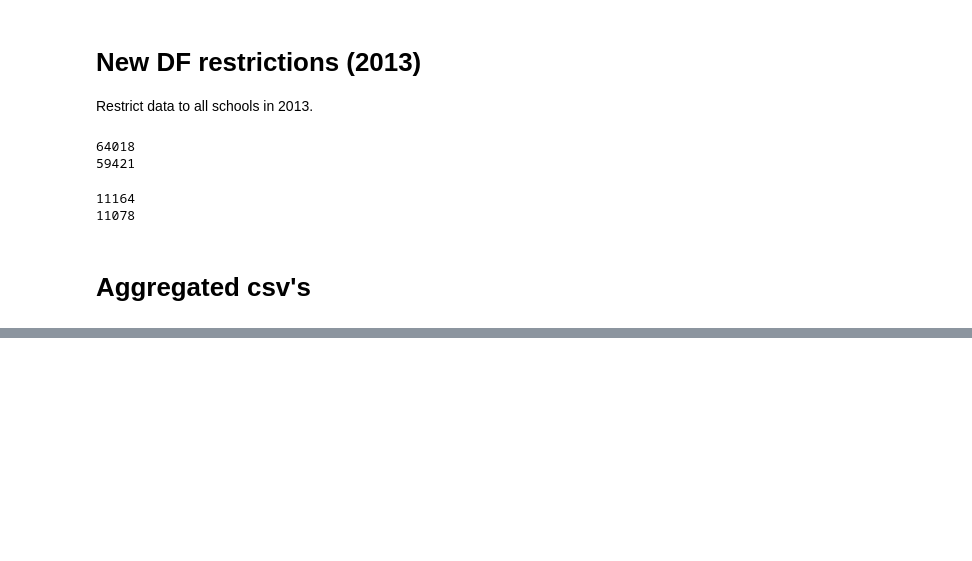
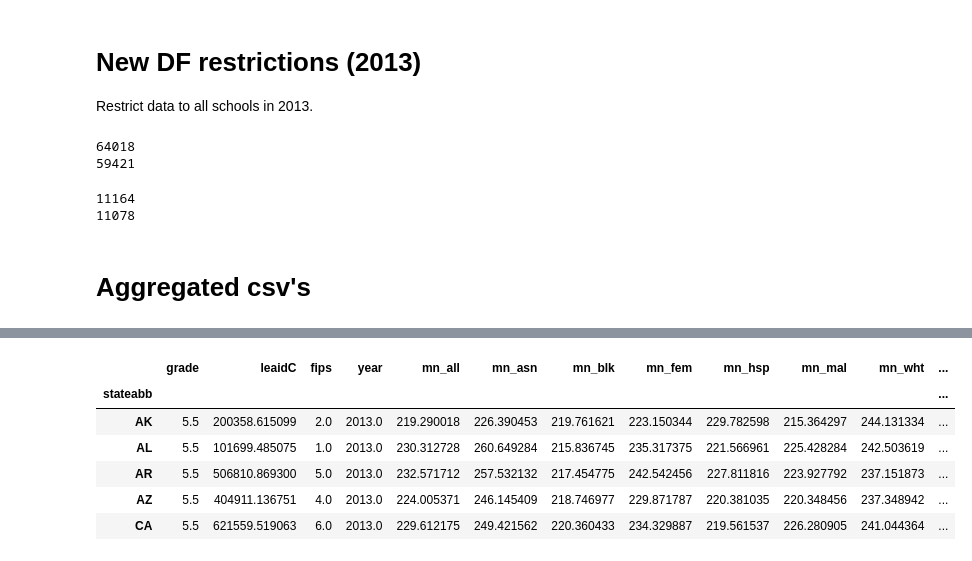
Before and after one commit to tbuck09/Education_Data_Visualization_Project, a Jupyter notebook: SEDA_Data_EDA.ipynb, the cells around one changed output, grey strips where cells are left out. Saved outputs shown, nothing was run; the diff lists cells and outputs as text; code cells hidden in the pictures; blank space fills up the shorter version.

```diff
--- a/SEDA_Data_EDA.ipynb
+++ b/SEDA_Data_EDA.ipynb
@@ -536,0 +480,10 @@ math2013_agg_df.to_csv("resources/math_2013_agg.csv")
+# %%
+ela_2013_state_agg.head()
+# %% [output]
+|  | grade | leaidC | fips | year | mn_all | mn_asn | mn_blk | mn_fem | mn_hsp | mn_mal | mn_wht | ... |
+| stateabb |  |  |  |  |  |  |  |  |  |  |  | ... |
+| AK | 5.5 | 200358.615099 | 2.0 | 2013.0 | 219.290018 | 226.390453 | 219.761621 | 223.150344 | 229.782598 | 215.364297 | 244.131334 | ... |
+| AL | 5.5 | 101699.485075 | 1.0 | 2013.0 | 230.312728 | 260.649284 | 215.836745 | 235.317375 | 221.566961 | 225.428284 | 242.503619 | ... |
+| AR | 5.5 | 506810.869300 | 5.0 | 2013.0 | 232.571712 | 257.532132 | 217.454775 | 242.542456 | 227.811816 | 223.927792 | 237.151873 | ... |
+| AZ | 5.5 | 404911.136751 | 4.0 | 2013.0 | 224.005371 | 246.145409 | 218.746977 | 229.871787 | 220.381035 | 220.348456 | 237.348942 | ... |
+| CA | 5.5 | 621559.519063 | 6.0 | 2013.0 | 229.612175 | 249.421562 | 220.360433 | 234.329887 | 219.561537 | 226.280905 | 241.044364 | ... |
```
Also changed, not shown: parts of 40 cells of this notebook, 10 other files.
